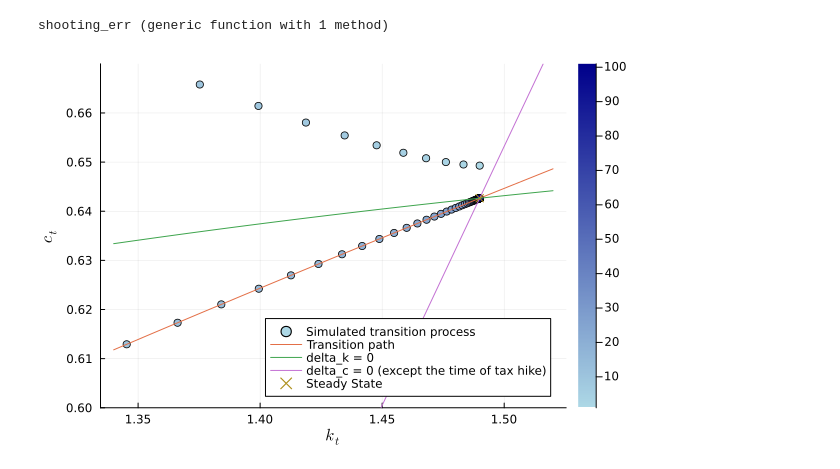
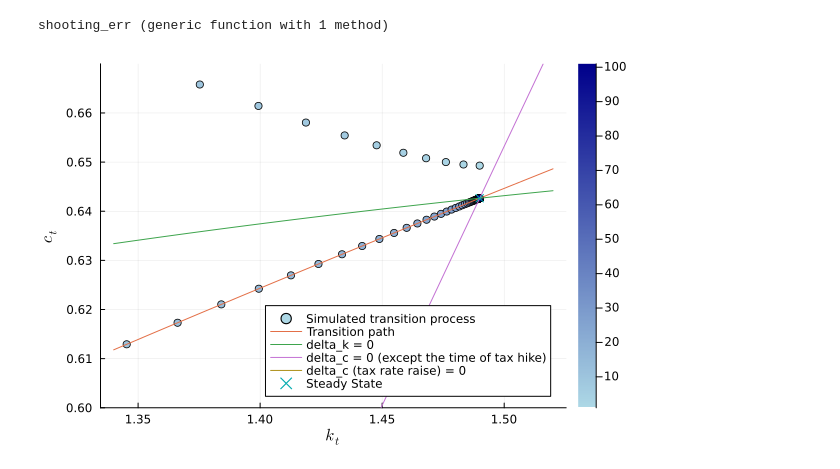
Before and after one commit to mizuhirosuzuki/quant_macro_study_group, a Jupyter notebook: Ch4/saddlepath_shooting_tauc.ipynb, the cells around one changed output. Cells and saved outputs as stored; diff of their text form; code cells hidden in the pictures.

```diff
--- a/Ch4/saddlepath_shooting_tauc.ipynb
+++ b/Ch4/saddlepath_shooting_tauc.ipynb
@@ -212,32 +212,32 @@ k0_list = 1.34:0.002:1.52;
 
 c0_list = zeros(length(k0_list))
 for (i, j) in enumerate(k0_list)
     c0_list[i] = find_zero(x->shooting_err(m,x,j),(0.0,10.0));
 end
 
 cdot0_list = zeros(length(k0_list));
 for (i, j) in enumerate(k0_list)
     cdot0_list[i] = find_zero(c -> beta * fp_tilde(f_tilde(j) - gbar - c) - 1, (1e-12, f_tilde(j) - gbar - 1e-12));
 end
 
 cdot0_tax_list = zeros(length(k0_list));
 for (i, j) in enumerate(k0_list)
     cdot0_tax_list[i] = find_zero(c -> beta * (1 / (1 + .2)) * fp_tilde(f_tilde(j) - gbar - c) - 1, (1e-12, f_tilde(j) - gbar - 1e-12));
 end
 
 plot(
     k, c, seriestype=:scatter, zcolor = collect(1:length(k)), color = :blues, label="Simulated transition process",
     ylim=[0.6, 0.67]
 )
 # plot(k2, c2, seriestype=:scatter, zcolor = collect(1:length(k2)), color = :blues, colorbar=false, label="c0 too big")
 # plot!(k3, c3, seriestype=:scatter, zcolor = collect(1:length(k2)), color = :reds, colorbar=false, label="c0 too small")
 # plot!(k4, c4, seriestype=:scatter, zcolor = collect(1:length(k2)), color = :greens, colorbar=false, label="c0 on transition path")
 plot!(k0_list, c0_list, label="Transition path")
 plot!(k0_list, k0_list.^alpha + (1 - delta) .* k0_list .- k0_list .- gbar, label="delta_k = 0")
 plot!(k0_list, cdot0_list, label="delta_c = 0 (except the time of tax hike)")
-# plot!(k0_list, cdot0_tax_list, label="delta_c (tax rate raise) = 0")
+plot!(k0_list, cdot0_tax_list, label="delta_c (tax rate raise) = 0")
 plot!([kss], [css], seriestype=:scatter, m=:xcross, label="Steady State")
 xlabel!("\$k_t\$")
 ylabel!("\$c_t\$")
 # %% [output]
-[figure, old version]
+[figure, new version]
```
Also changed, not shown: 3 other files.
